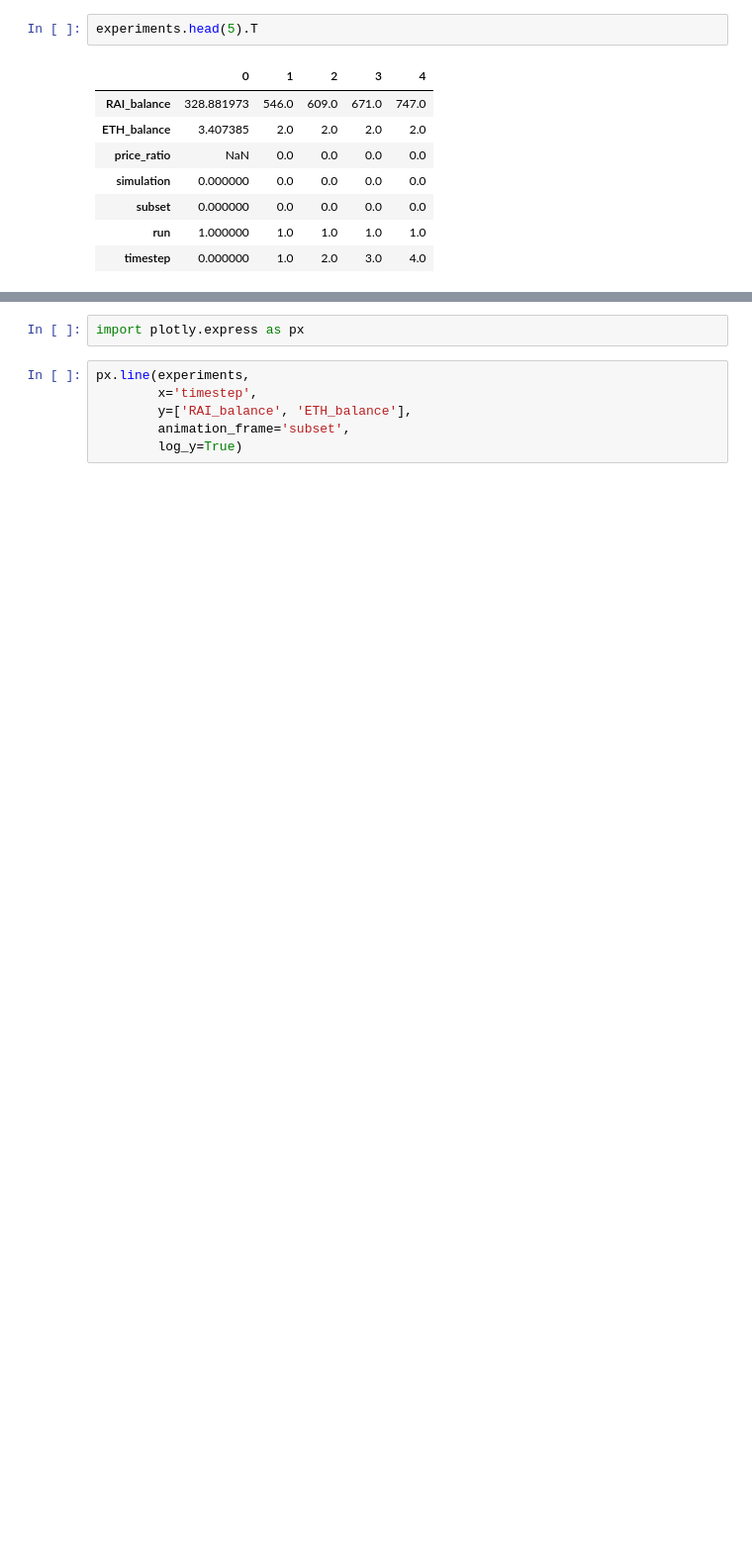
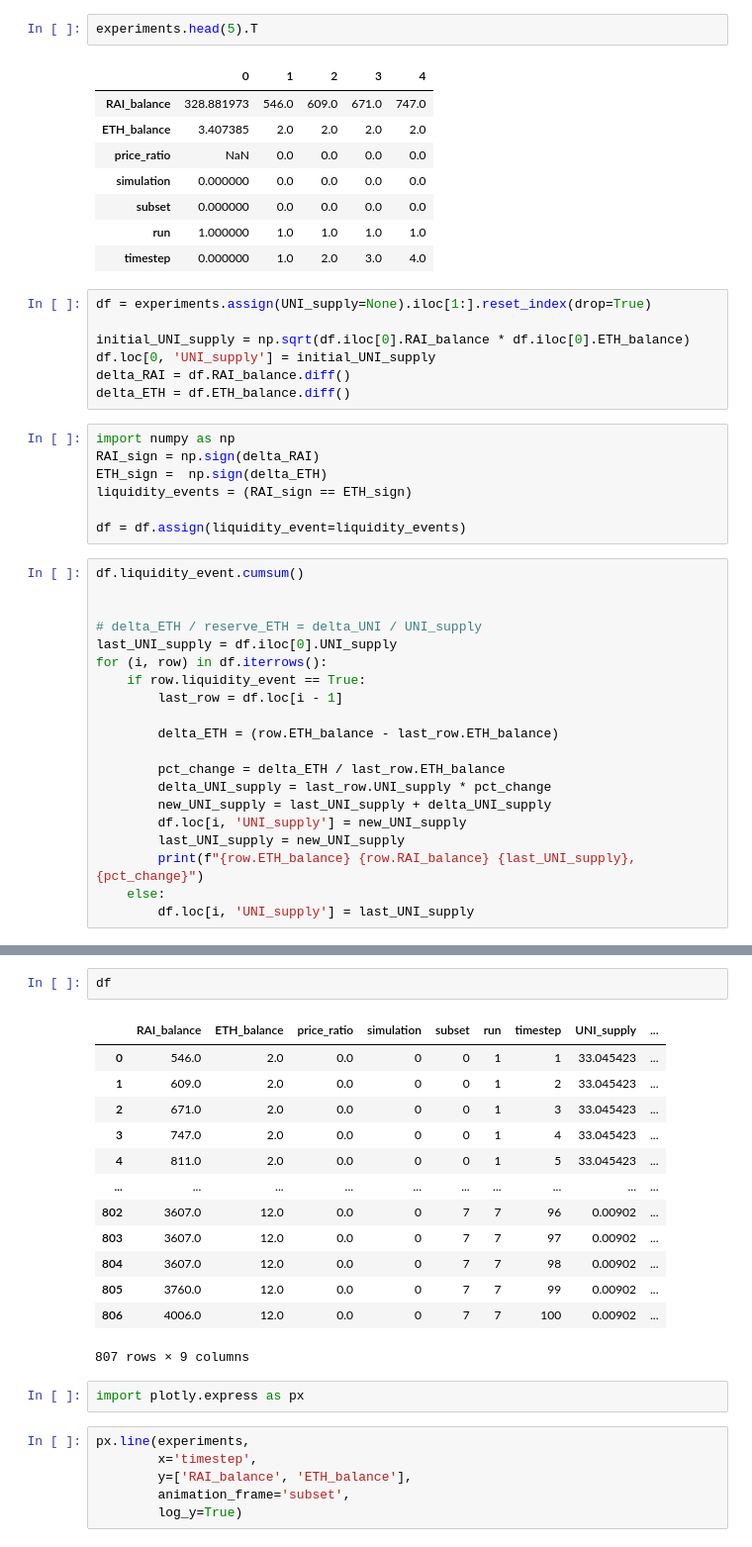
Before and after one commit to BlockScience/uniswap_the-graph, a Jupyter notebook: notebooks/lab_notebook.ipynb, the cells around one changed output, grey strips where cells are left out. Shown: that part at 99% size. Cells and saved outputs as stored; diff of their text form; blank space fills up the shorter version.

```diff
--- a/notebooks/lab_notebook.ipynb
+++ b/notebooks/lab_notebook.ipynb
@@ -80,3 +80,37 @@ experiments.head(5).T
 | subset | 0.000000 | 0.0 | 0.0 | 0.0 | 0.0 |
 | run | 1.000000 | 1.0 | 1.0 | 1.0 | 1.0 |
 | timestep | 0.000000 | 1.0 | 2.0 | 3.0 | 4.0 |
+# %%
+df = experiments.assign(UNI_supply=None).iloc[1:].reset_index(drop=True)
+
+initial_UNI_supply = np.sqrt(df.iloc[0].RAI_balance * df.iloc[0].ETH_balance)
+df.loc[0, 'UNI_supply'] = initial_UNI_supply
+delta_RAI = df.RAI_balance.diff()
+delta_ETH = df.ETH_balance.diff()
+# %%
+import numpy as np
+RAI_sign = np.sign(delta_RAI)
+ETH_sign =  np.sign(delta_ETH)
+liquidity_events = (RAI_sign == ETH_sign)
+
+df = df.assign(liquidity_event=liquidity_events)
+# %%
+df.liquidity_event.cumsum()
+
+
+# delta_ETH / reserve_ETH = delta_UNI / UNI_supply
+last_UNI_supply = df.iloc[0].UNI_supply
+for (i, row) in df.iterrows():
+    if row.liquidity_event == True:
+        last_row = df.loc[i - 1]
+
+        delta_ETH = (row.ETH_balance - last_row.ETH_balance)
+
+        pct_change = delta_ETH / last_row.ETH_balance
+        delta_UNI_supply = last_row.UNI_supply * pct_change
+        new_UNI_supply = last_UNI_supply + delta_UNI_supply
+        df.loc[i, 'UNI_supply'] = new_UNI_supply
+        last_UNI_supply = new_UNI_supply
+        print(f"{row.ETH_balance} {row.RAI_balance} {last_UNI_supply}, {pct_change}")
+    else:
+        df.loc[i, 'UNI_supply'] = last_UNI_supply
@@ -83,3 +135,19 @@ experiments.head(5).T
+# %%
+df
+# %% [output]
+|  | RAI_balance | ETH_balance | price_ratio | simulation | subset | run | timestep | UNI_supply | ... |
+| 0 | 546.0 | 2.0 | 0.0 | 0 | 0 | 1 | 1 | 33.045423 | ... |
+| 1 | 609.0 | 2.0 | 0.0 | 0 | 0 | 1 | 2 | 33.045423 | ... |
+| 2 | 671.0 | 2.0 | 0.0 | 0 | 0 | 1 | 3 | 33.045423 | ... |
+| 3 | 747.0 | 2.0 | 0.0 | 0 | 0 | 1 | 4 | 33.045423 | ... |
+| 4 | 811.0 | 2.0 | 0.0 | 0 | 0 | 1 | 5 | 33.045423 | ... |
+| ... | ... | ... | ... | ... | ... | ... | ... | ... | ... |
+| 802 | 3607.0 | 12.0 | 0.0 | 0 | 7 | 7 | 96 | 0.00902 | ... |
+| 803 | 3607.0 | 12.0 | 0.0 | 0 | 7 | 7 | 97 | 0.00902 | ... |
+| 804 | 3607.0 | 12.0 | 0.0 | 0 | 7 | 7 | 98 | 0.00902 | ... |
+| 805 | 3760.0 | 12.0 | 0.0 | 0 | 7 | 7 | 99 | 0.00902 | ... |
+| 806 | 4006.0 | 12.0 | 0.0 | 0 | 7 | 7 | 100 | 0.00902 | ... |
+807 rows × 9 columns
 # %%
 import plotly.express as px
 # %%
```
Also changed, not shown: parts of 3 cells of this notebook, 2 other files.
